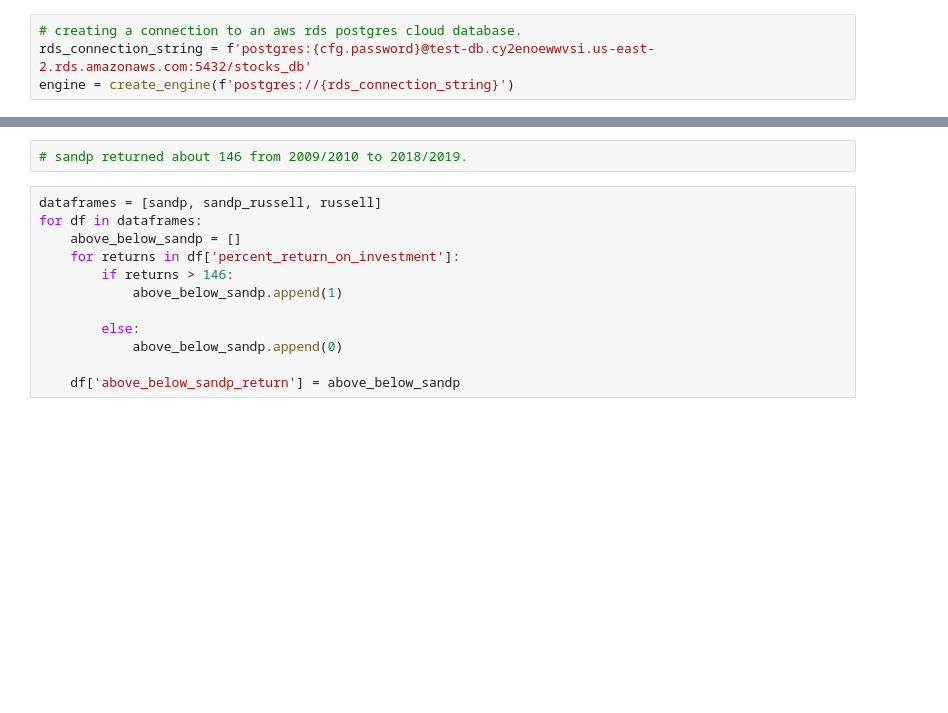
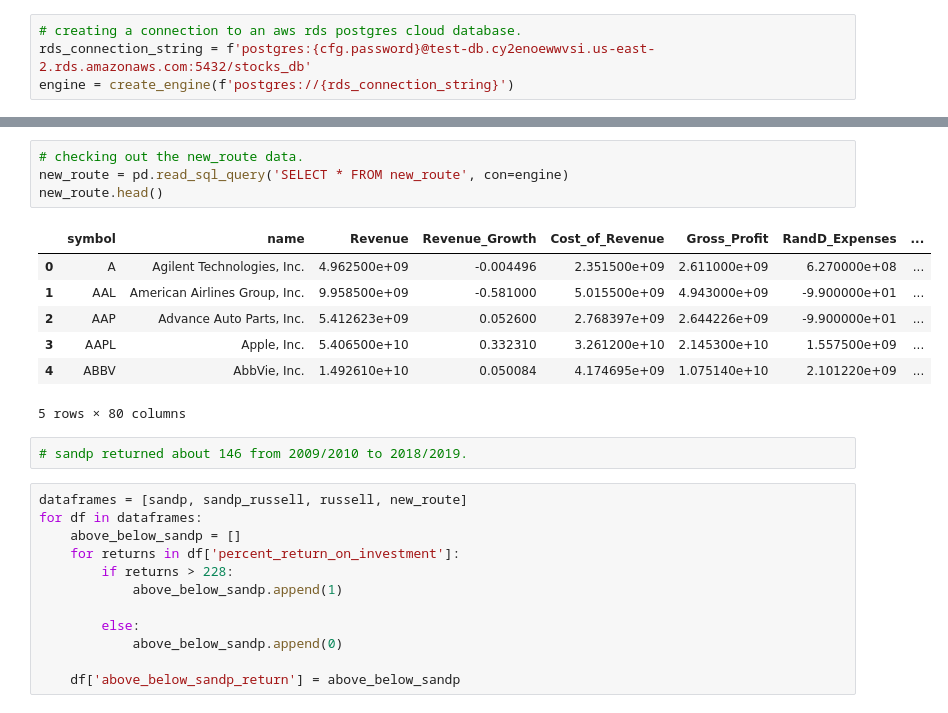
Before and after one commit to otsukan/Project-3, a Jupyter notebook: Project_3/conversion_scripts/adding_categorical_column_to_database.ipynb, the cells around one changed output, grey strips where cells are left out. Saved outputs shown, nothing was run; the diff lists cells and outputs as text; blank space fills up the shorter version.

```diff
--- a/Project_3/conversion_scripts/adding_categorical_column_to_database.ipynb
+++ b/Project_3/conversion_scripts/adding_categorical_column_to_database.ipynb
@@ -52,11 +47,23 @@ russell.head()
+# %%
+# checking out the new_route data.
+new_route = pd.read_sql_query('SELECT * FROM new_route', con=engine)
+new_route.head()
+# %% [output]
+|  | symbol | name | Revenue | Revenue_Growth | Cost_of_Revenue | Gross_Profit | RandD_Expenses | ... |
+| 0 | A | Agilent Technologies, Inc. | 4.962500e+09 | -0.004496 | 2.351500e+09 | 2.611000e+09 | 6.270000e+08 | ... |
+| 1 | AAL | American Airlines Group, Inc. | 9.958500e+09 | -0.581000 | 5.015500e+09 | 4.943000e+09 | -9.900000e+01 | ... |
+| 2 | AAP | Advance Auto Parts, Inc. | 5.412623e+09 | 0.052600 | 2.768397e+09 | 2.644226e+09 | -9.900000e+01 | ... |
+| 3 | AAPL | Apple, Inc. | 5.406500e+10 | 0.332310 | 3.261200e+10 | 2.145300e+10 | 1.557500e+09 | ... |
+| 4 | ABBV | AbbVie, Inc. | 1.492610e+10 | 0.050084 | 4.174695e+09 | 1.075140e+10 | 2.101220e+09 | ... |
+5 rows × 80 columns
 # %%
 # sandp returned about 146 from 2009/2010 to 2018/2019.
 # %%
-dataframes = [sandp, sandp_russell, russell]
+dataframes = [sandp, sandp_russell, russell, new_route]
 for df in dataframes:
     above_below_sandp = []
     for returns in df['percent_return_on_investment']:
-        if returns > 146:
+        if returns > 228:
             above_below_sandp.append(1)
 
         else:
```
Also changed, not shown: parts of 12 cells of this notebook, 8 other files.
